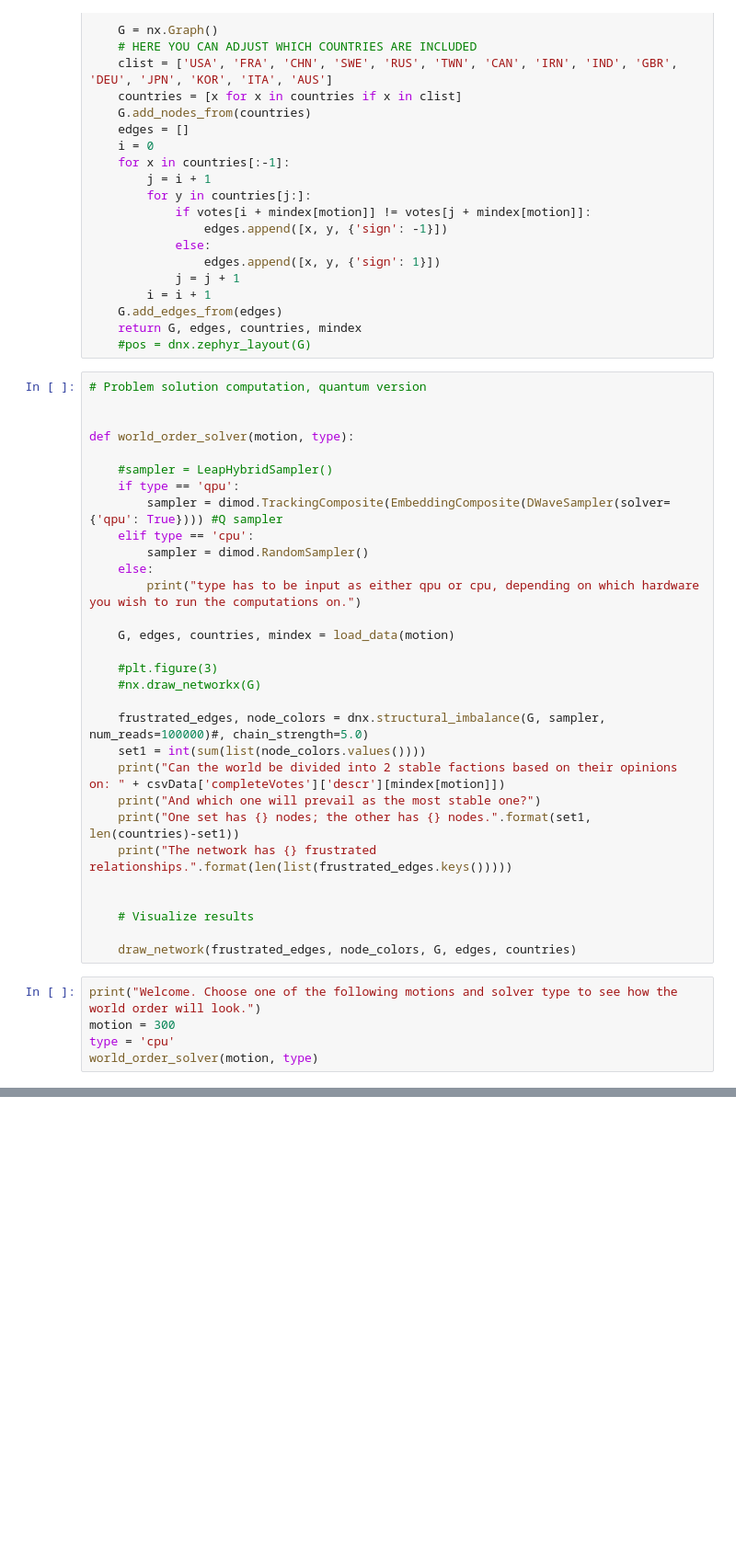
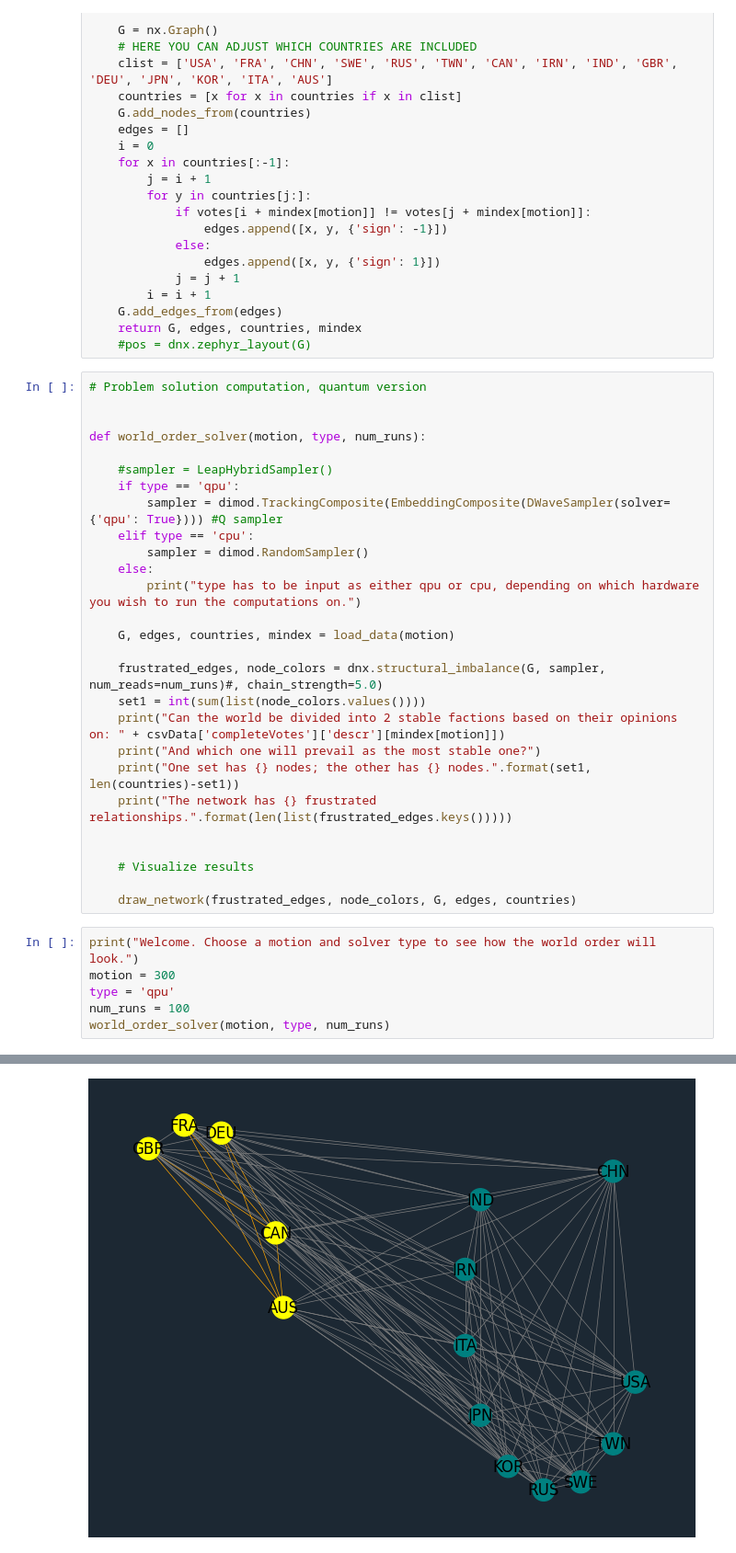
Before and after one commit to Kakaboto/qcode-challenge, a Jupyter notebook: code/network_ex.ipynb, the cells around one changed output, grey strips where cells are left out. Shown at 92% size. Drawn from its saved outputs; the diff is of its cells as text; blank space fills up the shorter version.

```diff
--- a/code/network_ex.ipynb
+++ b/code/network_ex.ipynb
@@ -117,7 +117,7 @@ def load_data(motion):
 # Problem solution computation, quantum version
 
 
-def world_order_solver(motion, type):
+def world_order_solver(motion, type, num_runs):
 
     #sampler = LeapHybridSampler()
     if type == 'qpu':
@@ -129,10 +129,7 @@ def world_order_solver(motion, type):
 
     G, edges, countries, mindex = load_data(motion)
 
-    #plt.figure(3)
-    #nx.draw_networkx(G)
-
-    frustrated_edges, node_colors = dnx.structural_imbalance(G, sampler, num_reads=100000)#, chain_strength=5.0)
+    frustrated_edges, node_colors = dnx.structural_imbalance(G, sampler, num_reads=num_runs)#, chain_strength=5.0)
     set1 = int(sum(list(node_colors.values())))
     print("Can the world be divided into 2 stable factions based on their opinions on: " + csvData['completeVotes']['descr'][mindex[motion]])
     print("And which one will prevail as the most stable one?")
@@ -144,7 +141,9 @@ def world_order_solver(motion, type):
 
     draw_network(frustrated_edges, node_colors, G, edges, countries)
 # %%
-print("Welcome. Choose one of the following motions and solver type to see how the world order will look.")
+print("Welcome. Choose a motion and solver type to see how the world order will look.")
 motion = 300
-type = 'cpu'
-world_order_solver(motion, type)
+type = 'qpu'
+num_runs = 100
+world_order_solver(motion, type, num_runs)
+# %% [output]
@@ -150,0 +155 @@ world_order_solver(motion, type)
+[figure, added]
```
Also changed, not shown: parts of 1 cell of this notebook.
